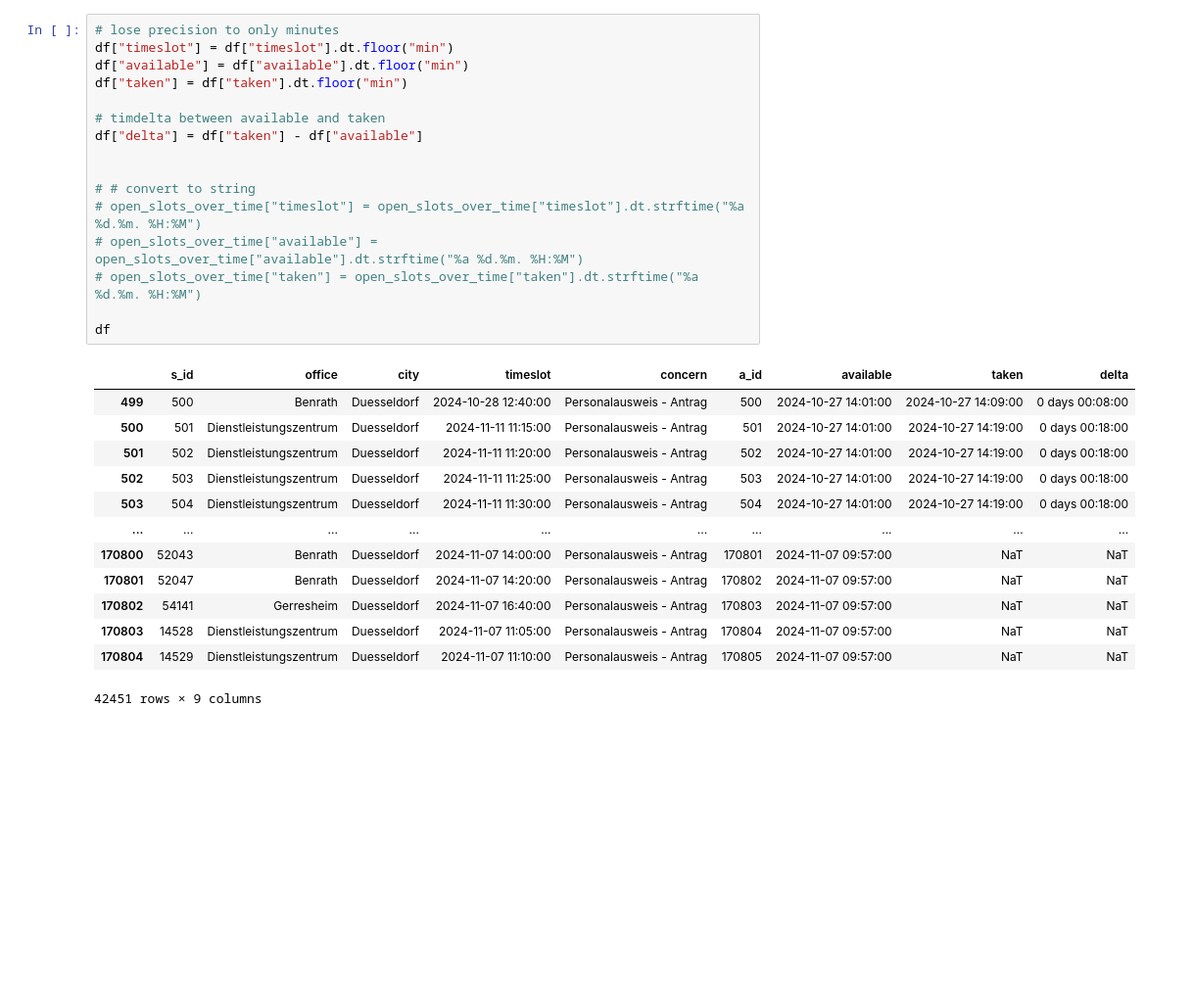
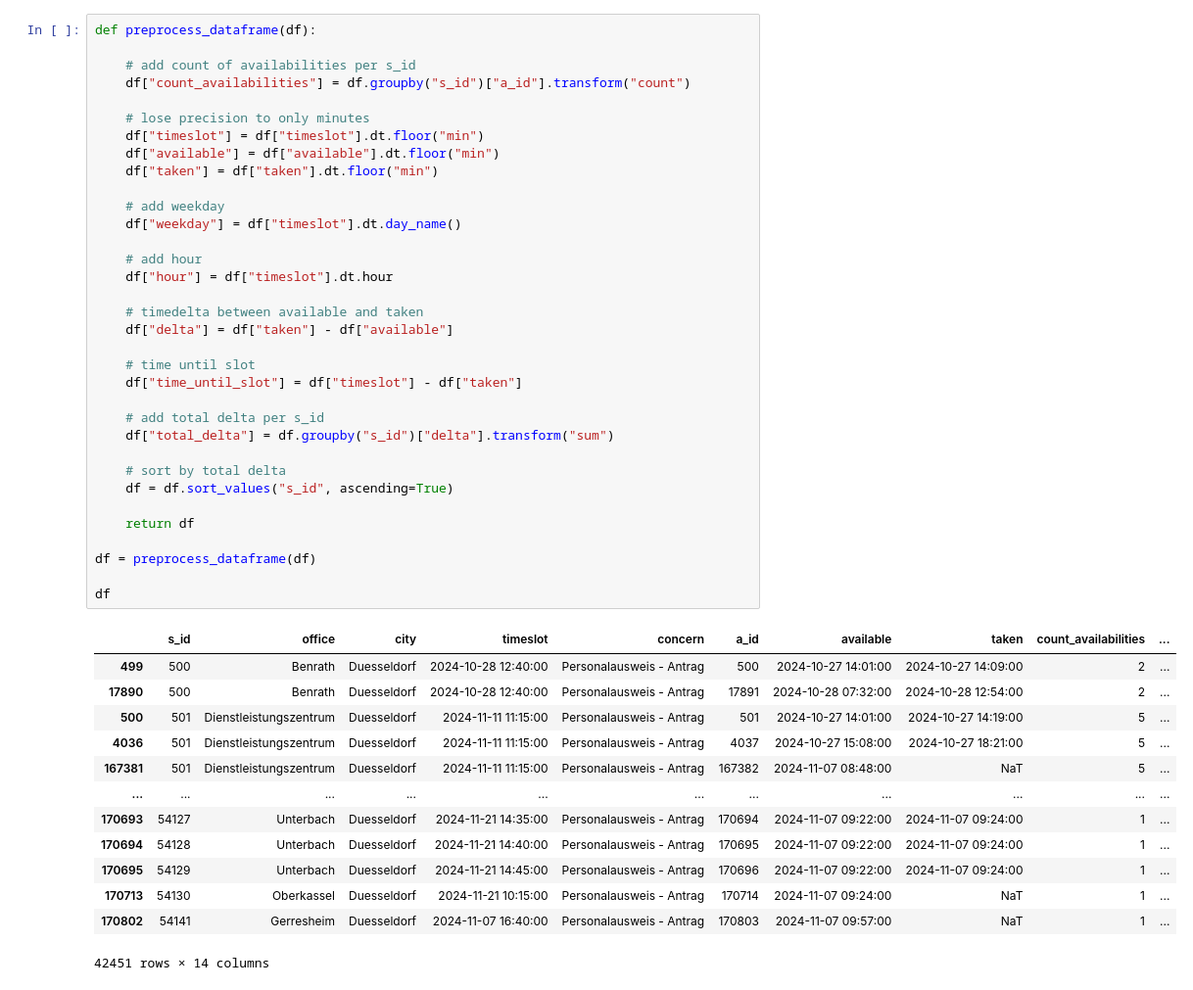
Before and after one commit to davidkempkens/appointment-scraper, a Jupyter notebook: dashboard_v2.ipynb, the cells around one changed output. Shown: that part at 98% size. Cells and saved outputs as stored; diff of their text form; blank space fills up the shorter version.

```diff
--- a/dashboard_v2.ipynb
+++ b/dashboard_v2.ipynb
@@ -57,30 +40,48 @@ memory usage: 2.9+ MB
-# %%
-# lose precision to only minutes
-df["timeslot"] = df["timeslot"].dt.floor("min")
-df["available"] = df["available"].dt.floor("min")
-df["taken"] = df["taken"].dt.floor("min")
-
-# timdelta between available and taken
-df["delta"] = df["taken"] - df["available"]
-
-
-# # convert to string
-# open_slots_over_time["timeslot"] = open_slots_over_time["timeslot"].dt.strftime("%a %d.%m. %H:%M")
-# open_slots_over_time["available"] = open_slots_over_time["available"].dt.strftime("%a %d.%m. %H:%M")
-# open_slots_over_time["taken"] = open_slots_over_time["taken"].dt.strftime("%a %d.%m. %H:%M")
-
-df
-# %% [output]
-|  | s_id | office | city | timeslot | concern | a_id | available | taken | delta |
-| 499 | 500 | Benrath | Duesseldorf | 2024-10-28 12:40:00 | Personalausweis - Antrag | 500 | 2024-10-27 14:01:00 | 2024-10-27 14:09:00 | 0 days 00:08:00 |
-| 500 | 501 | Dienstleistungszentrum | Duesseldorf | 2024-11-11 11:15:00 | Personalausweis - Antrag | 501 | 2024-10-27 14:01:00 | 2024-10-27 14:19:00 | 0 days 00:18:00 |
-| 501 | 502 | Dienstleistungszentrum | Duesseldorf | 2024-11-11 11:20:00 | Personalausweis - Antrag | 502 | 2024-10-27 14:01:00 | 2024-10-27 14:19:00 | 0 days 00:18:00 |
-| 502 | 503 | Dienstleistungszentrum | Duesseldorf | 2024-11-11 11:25:00 | Personalausweis - Antrag | 503 | 2024-10-27 14:01:00 | 2024-10-27 14:19:00 | 0 days 00:18:00 |
-| 503 | 504 | Dienstleistungszentrum | Duesseldorf | 2024-11-11 11:30:00 | Personalausweis - Antrag | 504 | 2024-10-27 14:01:00 | 2024-10-27 14:19:00 | 0 days 00:18:00 |
-| ... | ... | ... | ... | ... | ... | ... | ... | ... | ... |
-| 170800 | 52043 | Benrath | Duesseldorf | 2024-11-07 14:00:00 | Personalausweis - Antrag | 170801 | 2024-11-07 09:57:00 | NaT | NaT |
-| 170801 | 52047 | Benrath | Duesseldorf | 2024-11-07 14:20:00 | Personalausweis - Antrag | 170802 | 2024-11-07 09:57:00 | NaT | NaT |
-| 170802 | 54141 | Gerresheim | Duesseldorf | 2024-11-07 16:40:00 | Personalausweis - Antrag | 170803 | 2024-11-07 09:57:00 | NaT | NaT |
-| 170803 | 14528 | Dienstleistungszentrum | Duesseldorf | 2024-11-07 11:05:00 | Personalausweis - Antrag | 170804 | 2024-11-07 09:57:00 | NaT | NaT |
-| 170804 | 14529 | Dienstleistungszentrum | Duesseldorf | 2024-11-07 11:10:00 | Personalausweis - Antrag | 170805 | 2024-11-07 09:57:00 | NaT | NaT |
-42451 rows × 9 columns
+# %%
+def preprocess_dataframe(df):
+
+    # add count of availabilities per s_id
+    df["count_availabilities"] = df.groupby("s_id")["a_id"].transform("count")
+
+    # lose precision to only minutes
+    df["timeslot"] = df["timeslot"].dt.floor("min")
+    df["available"] = df["available"].dt.floor("min")
+    df["taken"] = df["taken"].dt.floor("min")
+
+    # add weekday
+    df["weekday"] = df["timeslot"].dt.day_name()
+
+    # add hour
+    df["hour"] = df["timeslot"].dt.hour
+
+    # timedelta between available and taken
+    df["delta"] = df["taken"] - df["available"]
+
+    # time until slot
+    df["time_until_slot"] = df["timeslot"] - df["taken"]
+
+    # add total delta per s_id
+    df["total_delta"] = df.groupby("s_id")["delta"].transform("sum")
+
+    # sort by total delta
+    df = df.sort_values("s_id", ascending=True)
+
+    return df
+
+df = preprocess_dataframe(df)
+
+df
+# %% [output]
+|  | s_id | office | city | timeslot | concern | a_id | available | taken | count_availabilities | ... |
+| 499 | 500 | Benrath | Duesseldorf | 2024-10-28 12:40:00 | Personalausweis - Antrag | 500 | 2024-10-27 14:01:00 | 2024-10-27 14:09:00 | 2 | ... |
+| 17890 | 500 | Benrath | Duesseldorf | 2024-10-28 12:40:00 | Personalausweis - Antrag | 17891 | 2024-10-28 07:32:00 | 2024-10-28 12:54:00 | 2 | ... |
+| 500 | 501 | Dienstleistungszentrum | Duesseldorf | 2024-11-11 11:15:00 | Personalausweis - Antrag | 501 | 2024-10-27 14:01:00 | 2024-10-27 14:19:00 | 5 | ... |
+| 4036 | 501 | Dienstleistungszentrum | Duesseldorf | 2024-11-11 11:15:00 | Personalausweis - Antrag | 4037 | 2024-10-27 15:08:00 | 2024-10-27 18:21:00 | 5 | ... |
+| 167381 | 501 | Dienstleistungszentrum | Duesseldorf | 2024-11-11 11:15:00 | Personalausweis - Antrag | 167382 | 2024-11-07 08:48:00 | NaT | 5 | ... |
+| ... | ... | ... | ... | ... | ... | ... | ... | ... | ... | ... |
+| 170693 | 54127 | Unterbach | Duesseldorf | 2024-11-21 14:35:00 | Personalausweis - Antrag | 170694 | 2024-11-07 09:22:00 | 2024-11-07 09:24:00 | 1 | ... |
+| 170694 | 54128 | Unterbach | Duesseldorf | 2024-11-21 14:40:00 | Personalausweis - Antrag | 170695 | 2024-11-07 09:22:00 | 2024-11-07 09:24:00 | 1 | ... |
+| 170695 | 54129 | Unterbach | Duesseldorf | 2024-11-21 14:45:00 | Personalausweis - Antrag | 170696 | 2024-11-07 09:22:00 | 2024-11-07 09:24:00 | 1 | ... |
+| 170713 | 54130 | Oberkassel | Duesseldorf | 2024-11-21 10:15:00 | Personalausweis - Antrag | 170714 | 2024-11-07 09:24:00 | NaT | 1 | ... |
+| 170802 | 54141 | Gerresheim | Duesseldorf | 2024-11-07 16:40:00 | Personalausweis - Antrag | 170803 | 2024-11-07 09:57:00 | NaT | 1 | ... |
+42451 rows × 14 columns
```
Also changed, not shown: parts of 12 cells of this notebook.
